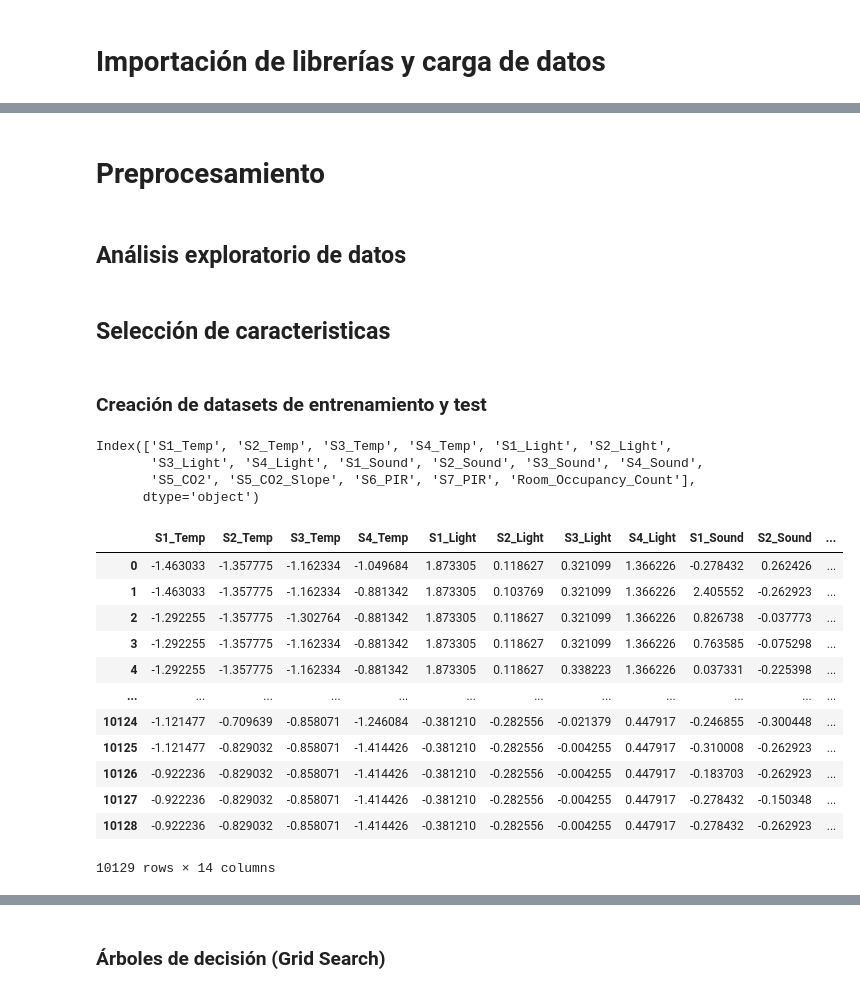
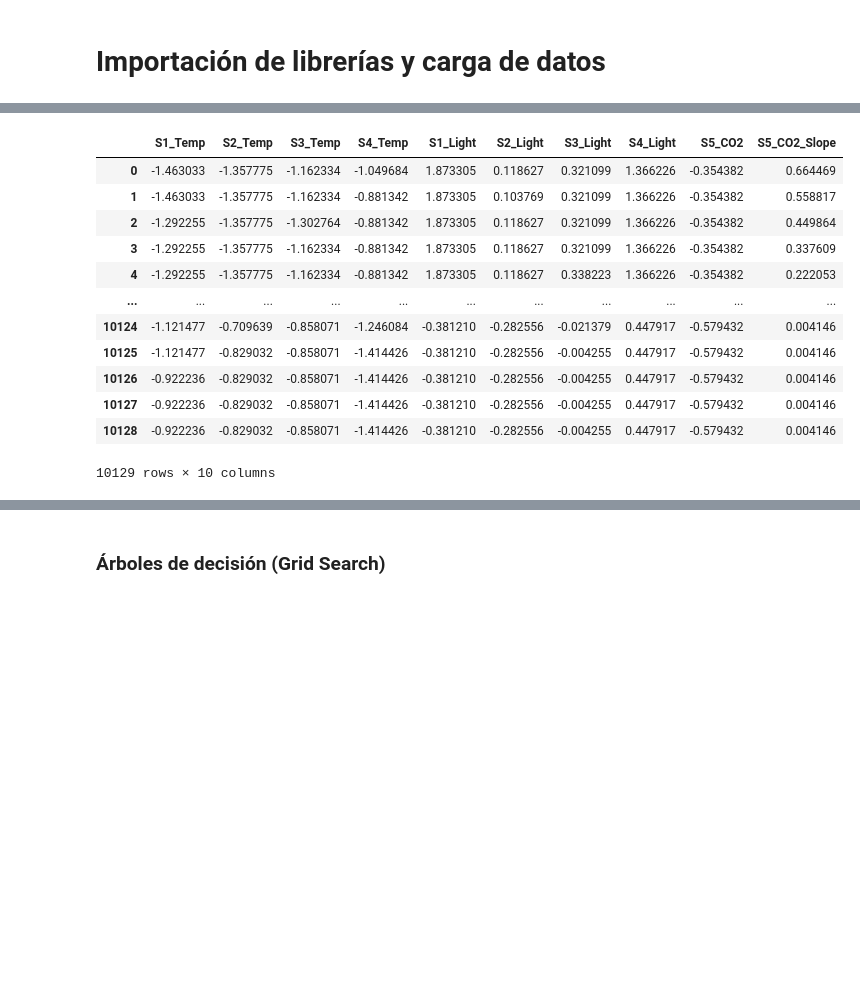
Before and after one commit to GRUNECO/MINIONS, a Jupyter notebook: ML_models.ipynb, the cells around one changed output, grey strips where cells are left out. Drawn from its saved outputs; the diff is of its cells as text; code cells hidden in the pictures; blank space fills up the shorter version.

```diff
--- a/ML_models.ipynb
+++ b/ML_models.ipynb
@@ -31,6 +31,6 @@ from sklearn.preprocessing import StandardScaler
 #path=r'C:\Users\Luisa\OneDrive - Universidad de Antioquia\GRUNECO\Doctorado Ximena\pca\sl\PCA_sl.csv'.replace('\\','/')
 
 data=pd.read_csv("Occupancy_Estimation.csv",sep=",")
-data = data.drop(["Date","Time"], axis=1)
+data = data.drop(["Date","Time",'S1_Sound', 'S2_Sound', 'S3_Sound', 'S4_Sound'], axis=1)
 data
 # %% [output]
@@ -50,4 +49,0 @@ data
-# %% [markdown]
-# Preprocesamiento
-# %% [markdown]
-## Análisis exploratorio de datos
@@ -60,8 +49,0 @@ data.select_dtypes('O')
-# %%
-# data pasa a ser el arreglo únicamente con los datos númericos
-
-numerics = ['int16', 'int32', 'int64', 'float16', 'float32', 'float64']
-
-data = data.select_dtypes(include=numerics)
-
-data.shape
@@ -70,9 +49,0 @@ data
-# %%
-# Se elimina la columna, para ponerla al final
-
-# target = data.pop('score')
-# data.insert(len(data.columns), target.name, target)
-target = data.pop('visit')
-
-#target = data.pop('condition_task')
-data.insert(len(data.columns), target.name, target)
@@ -81,35 +50,23 @@ data
-# %% [markdown]
-## Selección de caracteristicas
-# %% [markdown]
-### Creación de datasets de entrenamiento y test
-# %%
-data.columns
-# %% [output]
-Index(['S1_Temp', 'S2_Temp', 'S3_Temp', 'S4_Temp', 'S1_Light', 'S2_Light',
-       'S3_Light', 'S4_Light', 'S1_Sound', 'S2_Sound', 'S3_Sound', 'S4_Sound',
-       'S5_CO2', 'S5_CO2_Slope', 'S6_PIR', 'S7_PIR', 'Room_Occupancy_Count'],
-      dtype='object')
 # %%
 scaler =StandardScaler()
 data_s = scaler.fit_transform(data[['S1_Temp', 'S2_Temp', 'S3_Temp', 'S4_Temp', 'S1_Light', 'S2_Light',
-       'S3_Light', 'S4_Light', 'S1_Sound', 'S2_Sound', 'S3_Sound', 'S4_Sound',
-       'S5_CO2', 'S5_CO2_Slope']])
+       'S3_Light', 'S4_Light','S5_CO2', 'S5_CO2_Slope']])
 data_s = pd.DataFrame(data_s,columns=data.columns[:-3])
 data_s
 # %% [output]
-|  | S1_Temp | S2_Temp | S3_Temp | S4_Temp | S1_Light | S2_Light | S3_Light | S4_Light | S1_Sound | S2_Sound | ... |
-| 0 | -1.463033 | -1.357775 | -1.162334 | -1.049684 | 1.873305 | 0.118627 | 0.321099 | 1.366226 | -0.278432 | 0.262426 | ... |
-| 1 | -1.463033 | -1.357775 | -1.162334 | -0.881342 | 1.873305 | 0.103769 | 0.321099 | 1.366226 | 2.405552 | -0.262923 | ... |
-| 2 | -1.292255 | -1.357775 | -1.302764 | -0.881342 | 1.873305 | 0.118627 | 0.321099 | 1.366226 | 0.826738 | -0.037773 | ... |
-| 3 | -1.292255 | -1.357775 | -1.162334 | -0.881342 | 1.873305 | 0.118627 | 0.321099 | 1.366226 | 0.763585 | -0.075298 | ... |
-| 4 | -1.292255 | -1.357775 | -1.162334 | -0.881342 | 1.873305 | 0.118627 | 0.338223 | 1.366226 | 0.037331 | -0.225398 | ... |
-| ... | ... | ... | ... | ... | ... | ... | ... | ... | ... | ... | ... |
-| 10124 | -1.121477 | -0.709639 | -0.858071 | -1.246084 | -0.381210 | -0.282556 | -0.021379 | 0.447917 | -0.246855 | -0.300448 | ... |
-| 10125 | -1.121477 | -0.829032 | -0.858071 | -1.414426 | -0.381210 | -0.282556 | -0.004255 | 0.447917 | -0.310008 | -0.262923 | ... |
-| 10126 | -0.922236 | -0.829032 | -0.858071 | -1.414426 | -0.381210 | -0.282556 | -0.004255 | 0.447917 | -0.183703 | -0.262923 | ... |
-| 10127 | -0.922236 | -0.829032 | -0.858071 | -1.414426 | -0.381210 | -0.282556 | -0.004255 | 0.447917 | -0.278432 | -0.150348 | ... |
-| 10128 | -0.922236 | -0.829032 | -0.858071 | -1.414426 | -0.381210 | -0.282556 | -0.004255 | 0.447917 | -0.278432 | -0.262923 | ... |
+|  | S1_Temp | S2_Temp | S3_Temp | S4_Temp | S1_Light | S2_Light | S3_Light | S4_Light | S5_CO2 | S5_CO2_Slope |
+| 0 | -1.463033 | -1.357775 | -1.162334 | -1.049684 | 1.873305 | 0.118627 | 0.321099 | 1.366226 | -0.354382 | 0.664469 |
+| 1 | -1.463033 | -1.357775 | -1.162334 | -0.881342 | 1.873305 | 0.103769 | 0.321099 | 1.366226 | -0.354382 | 0.558817 |
+| 2 | -1.292255 | -1.357775 | -1.302764 | -0.881342 | 1.873305 | 0.118627 | 0.321099 | 1.366226 | -0.354382 | 0.449864 |
+| 3 | -1.292255 | -1.357775 | -1.162334 | -0.881342 | 1.873305 | 0.118627 | 0.321099 | 1.366226 | -0.354382 | 0.337609 |
+| 4 | -1.292255 | -1.357775 | -1.162334 | -0.881342 | 1.873305 | 0.118627 | 0.338223 | 1.366226 | -0.354382 | 0.222053 |
+| ... | ... | ... | ... | ... | ... | ... | ... | ... | ... | ... |
+| 10124 | -1.121477 | -0.709639 | -0.858071 | -1.246084 | -0.381210 | -0.282556 | -0.021379 | 0.447917 | -0.579432 | 0.004146 |
+| 10125 | -1.121477 | -0.829032 | -0.858071 | -1.414426 | -0.381210 | -0.282556 | -0.004255 | 0.447917 | -0.579432 | 0.004146 |
+| 10126 | -0.922236 | -0.829032 | -0.858071 | -1.414426 | -0.381210 | -0.282556 | -0.004255 | 0.447917 | -0.579432 | 0.004146 |
+| 10127 | -0.922236 | -0.829032 | -0.858071 | -1.414426 | -0.381210 | -0.282556 | -0.004255 | 0.447917 | -0.579432 | 0.004146 |
+| 10128 | -0.922236 | -0.829032 | -0.858071 | -1.414426 | -0.381210 | -0.282556 | -0.004255 | 0.447917 | -0.579432 | 0.004146 |
-10129 rows × 14 columns
+10129 rows × 10 columns
 # %%
 data_s[['S6_PIR', 'S7_PIR', 'Room_Occupancy_Count']] = data[['S6_PIR', 'S7_PIR', 'Room_Occupancy_Count']]
 # %%
```
Also changed, not shown: parts of 31 cells of this notebook.
